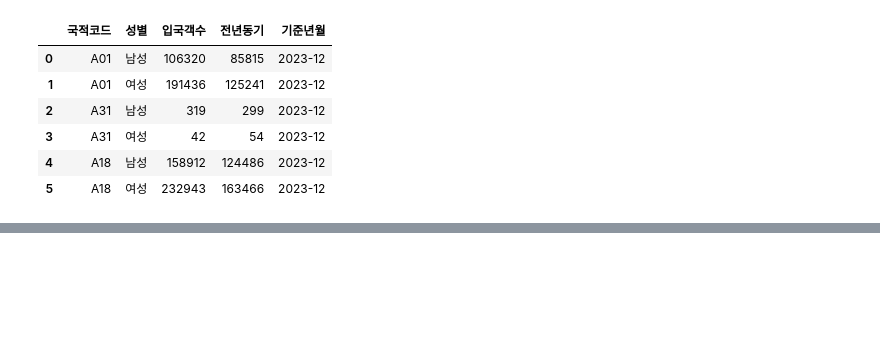
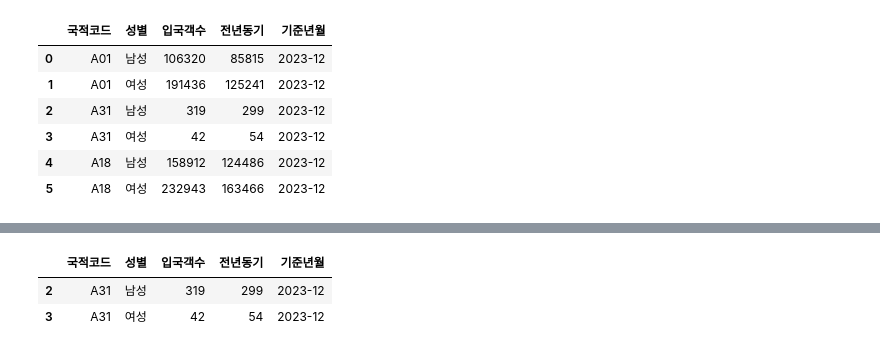
Before and after one commit to devuoon/bigdata-analysis-2024, a Jupyter notebook: day01/day01_pandas_basic.ipynb, the cells around one changed output, grey strips where cells are left out. Saved outputs shown, nothing was run; the diff lists cells and outputs as text; code cells hidden in the pictures; blank space fills up the shorter version.

```diff
--- a/day01/day01_pandas_basic.ipynb
+++ b/day01/day01_pandas_basic.ipynb
@@ -330,0 +341,4 @@ df_csv
+# %%
+## 필터링
+condition = (df_csv['국적코드'] == 'A31')
+condition
@@ -330,0 +353,7 @@ df_csv
+# %%
+# 국적코드가 A31인 행만 보여줘
+df_csv[condition]
+# %% [output]
+|  | 국적코드 | 성별 | 입국객수 | 전년동기 | 기준년월 |
+| 2 | A31 | 남성 | 319 | 299 | 2023-12 |
+| 3 | A31 | 여성 | 42 | 54 | 2023-12 |
```
Also changed, not shown: parts of 6 cells of this notebook.
